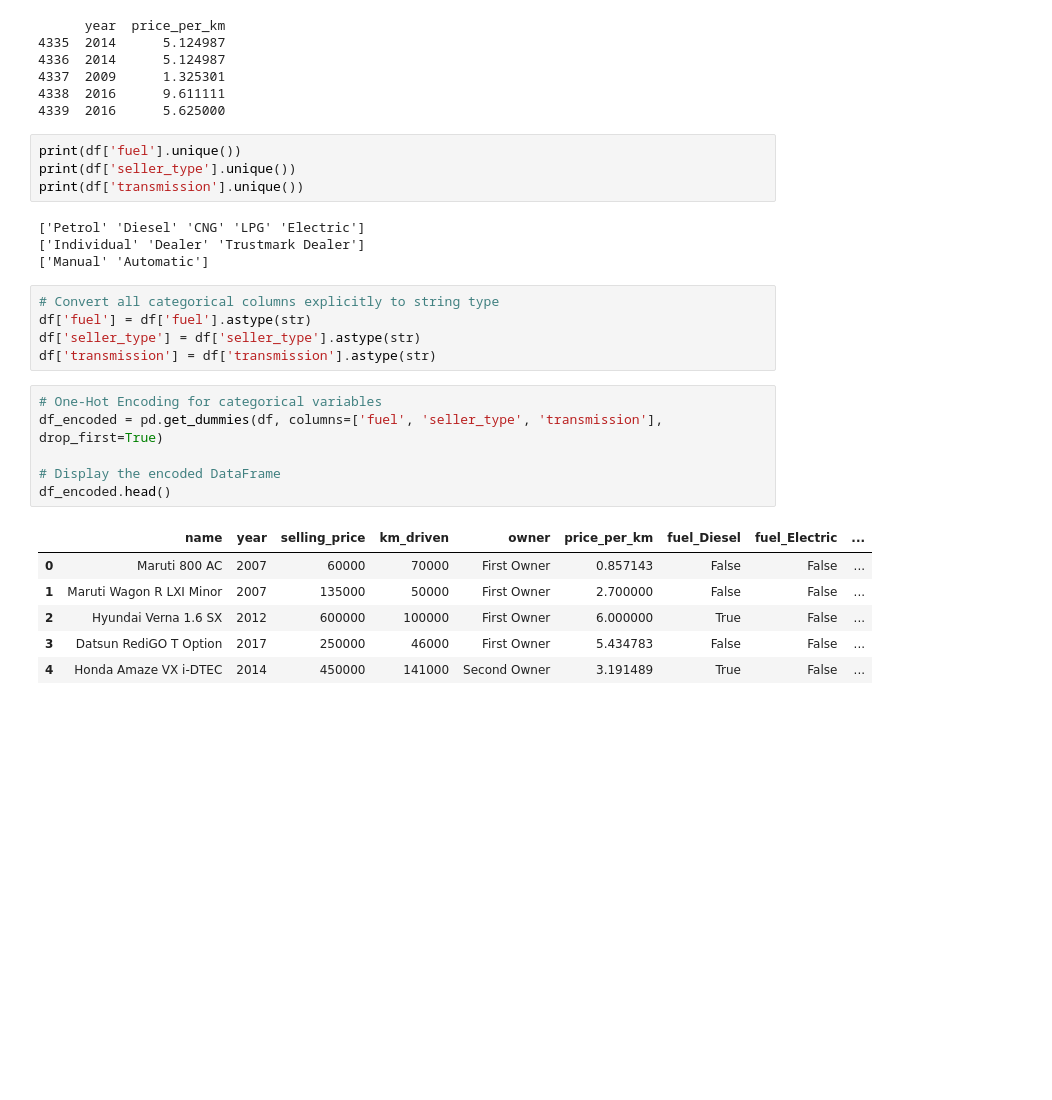
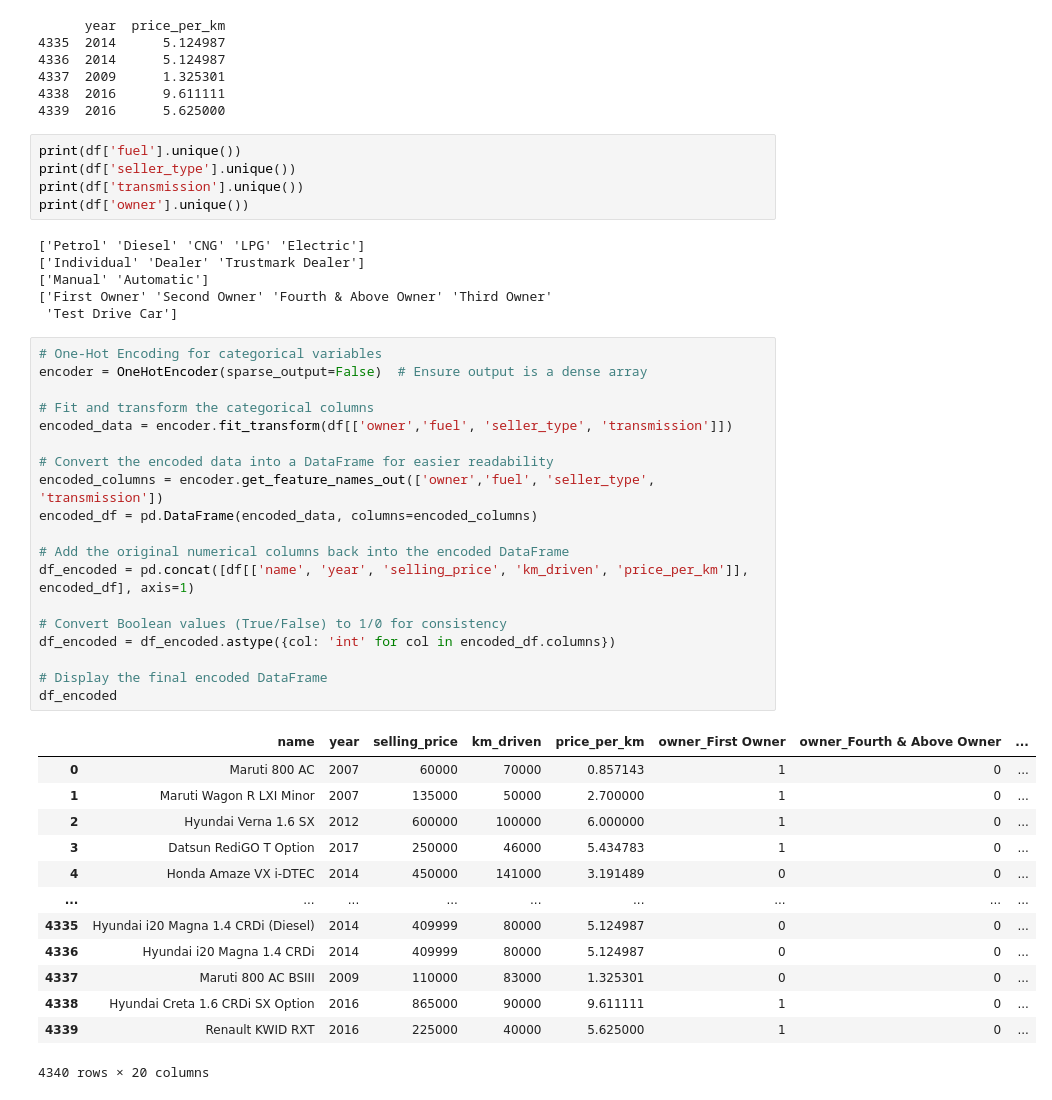
Before and after one commit to kushal111/AIML-Component-2, a Jupyter notebook: AIML.ipynb, the cells around one changed output. Saved outputs shown, nothing was run; the diff lists cells and outputs as text; blank space fills up the shorter version.

```diff
--- a/AIML.ipynb
+++ b/AIML.ipynb
@@ -212,25 +213,43 @@ print(df[['year', 'price_per_km']].tail())
 print(df['fuel'].unique())
 print(df['seller_type'].unique())
 print(df['transmission'].unique())
+print(df['owner'].unique())
 # %% [output]
 ['Petrol' 'Diesel' 'CNG' 'LPG' 'Electric']
 ['Individual' 'Dealer' 'Trustmark Dealer']
 ['Manual' 'Automatic']
+['First Owner' 'Second Owner' 'Fourth & Above Owner' 'Third Owner'
+ 'Test Drive Car']
-# %%
-# Convert all categorical columns explicitly to string type
-df['fuel'] = df['fuel'].astype(str)
-df['seller_type'] = df['seller_type'].astype(str)
-df['transmission'] = df['transmission'].astype(str)
 # %%
 # One-Hot Encoding for categorical variables
-df_encoded = pd.get_dummies(df, columns=['fuel', 'seller_type', 'transmission'], drop_first=True)
+encoder = OneHotEncoder(sparse_output=False)  # Ensure output is a dense array
 
-# Display the encoded DataFrame
-df_encoded.head()
+# Fit and transform the categorical columns
+encoded_data = encoder.fit_transform(df[['owner','fuel', 'seller_type', 'transmission']])
+
+# Convert the encoded data into a DataFrame for easier readability
+encoded_columns = encoder.get_feature_names_out(['owner','fuel', 'seller_type', 'transmission'])
+encoded_df = pd.DataFrame(encoded_data, columns=encoded_columns)
+
+# Add the original numerical columns back into the encoded DataFrame
+df_encoded = pd.concat([df[['name', 'year', 'selling_price', 'km_driven', 'price_per_km']], encoded_df], axis=1)
+
+# Convert Boolean values (True/False) to 1/0 for consistency
+df_encoded = df_encoded.astype({col: 'int' for col in encoded_df.columns})
+
+# Display the final encoded DataFrame
+df_encoded
 # %% [output]
-|  | name | year | selling_price | km_driven | owner | price_per_km | fuel_Diesel | fuel_Electric | ... |
-| 0 | Maruti 800 AC | 2007 | 60000 | 70000 | First Owner | 0.857143 | False | False | ... |
-| 1 | Maruti Wagon R LXI Minor | 2007 | 135000 | 50000 | First Owner | 2.700000 | False | False | ... |
-| 2 | Hyundai Verna 1.6 SX | 2012 | 600000 | 100000 | First Owner | 6.000000 | True | False | ... |
-| 3 | Datsun RediGO T Option | 2017 | 250000 | 46000 | First Owner | 5.434783 | False | False | ... |
-| 4 | Honda Amaze VX i-DTEC | 2014 | 450000 | 141000 | Second Owner | 3.191489 | True | False | ... |
+|  | name | year | selling_price | km_driven | price_per_km | owner_First Owner | owner_Fourth & Above Owner | ... |
+| 0 | Maruti 800 AC | 2007 | 60000 | 70000 | 0.857143 | 1 | 0 | ... |
+| 1 | Maruti Wagon R LXI Minor | 2007 | 135000 | 50000 | 2.700000 | 1 | 0 | ... |
+| 2 | Hyundai Verna 1.6 SX | 2012 | 600000 | 100000 | 6.000000 | 1 | 0 | ... |
+| 3 | Datsun RediGO T Option | 2017 | 250000 | 46000 | 5.434783 | 1 | 0 | ... |
+| 4 | Honda Amaze VX i-DTEC | 2014 | 450000 | 141000 | 3.191489 | 0 | 0 | ... |
+| ... | ... | ... | ... | ... | ... | ... | ... | ... |
+| 4335 | Hyundai i20 Magna 1.4 CRDi (Diesel) | 2014 | 409999 | 80000 | 5.124987 | 0 | 0 | ... |
+| 4336 | Hyundai i20 Magna 1.4 CRDi | 2014 | 409999 | 80000 | 5.124987 | 0 | 0 | ... |
+| 4337 | Maruti 800 AC BSIII | 2009 | 110000 | 83000 | 1.325301 | 0 | 0 | ... |
+| 4338 | Hyundai Creta 1.6 CRDi SX Option | 2016 | 865000 | 90000 | 9.611111 | 1 | 0 | ... |
+| 4339 | Renault KWID RXT | 2016 | 225000 | 40000 | 5.625000 | 1 | 0 | ... |
+4340 rows × 20 columns
```
Also changed, not shown: parts of 3 cells of this notebook.
